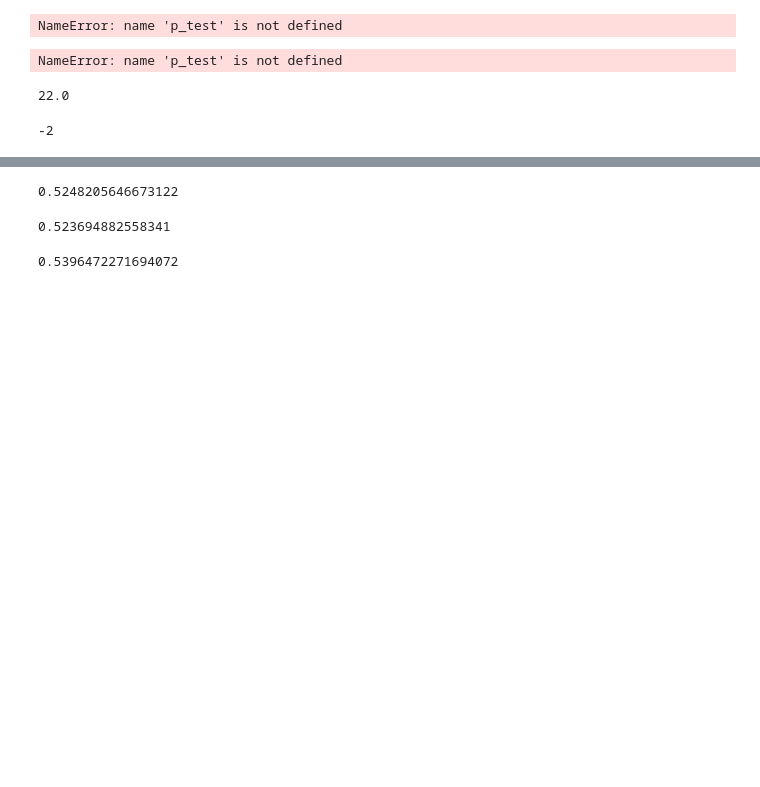
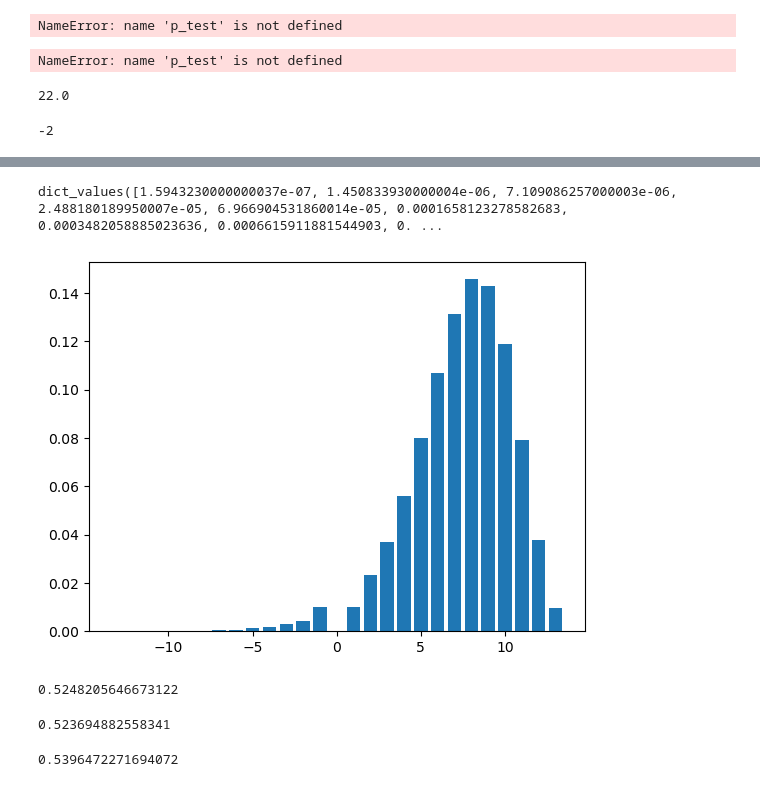
Before and after one commit to fysmoe1121/SportsBetting, a Jupyter notebook: algo_research/research_nb.ipynb, the cells around one changed output, grey strips where cells are left out. Drawn from its saved outputs; the diff is of its cells as text; code cells hidden in the pictures; blank space fills up the shorter version.

```diff
--- a/algo_research/research_nb.ipynb
+++ b/algo_research/research_nb.ipynb
@@ -325,3 +325,8 @@ bootstrap(0.55, 0.1, plotting=True)
+# %%
+plot_round_diff_distro(0.7)
+# %% [output]
+dict_values([1.5943230000000037e-07, 1.450833930000004e-06, 7.109086257000003e-06, 2.488180189950007e-05, 6.966904531860014e-05, 0.0001658123278582683, 0.0003482058885023636, 0.0006615911881544903, 0. ...
+[figure, added]
 # %%
 def solve_simulated_p(q):
     def objective(p):
```
Also changed, not shown: parts of 2 cells of this notebook, 3 other files.
